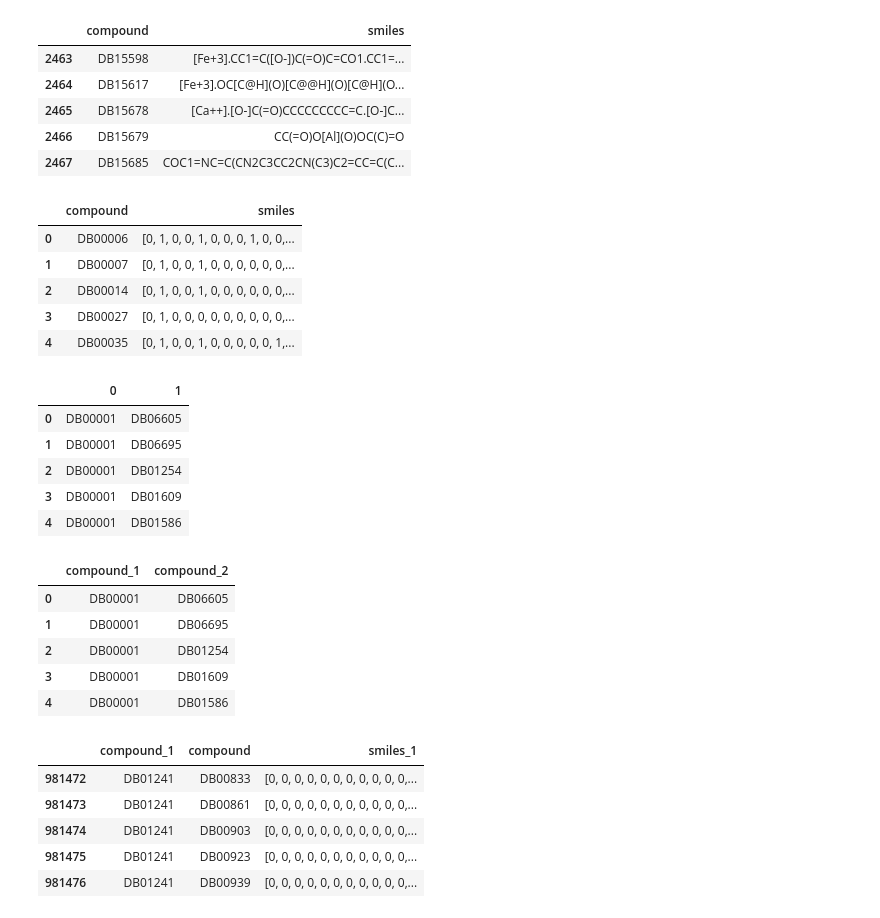
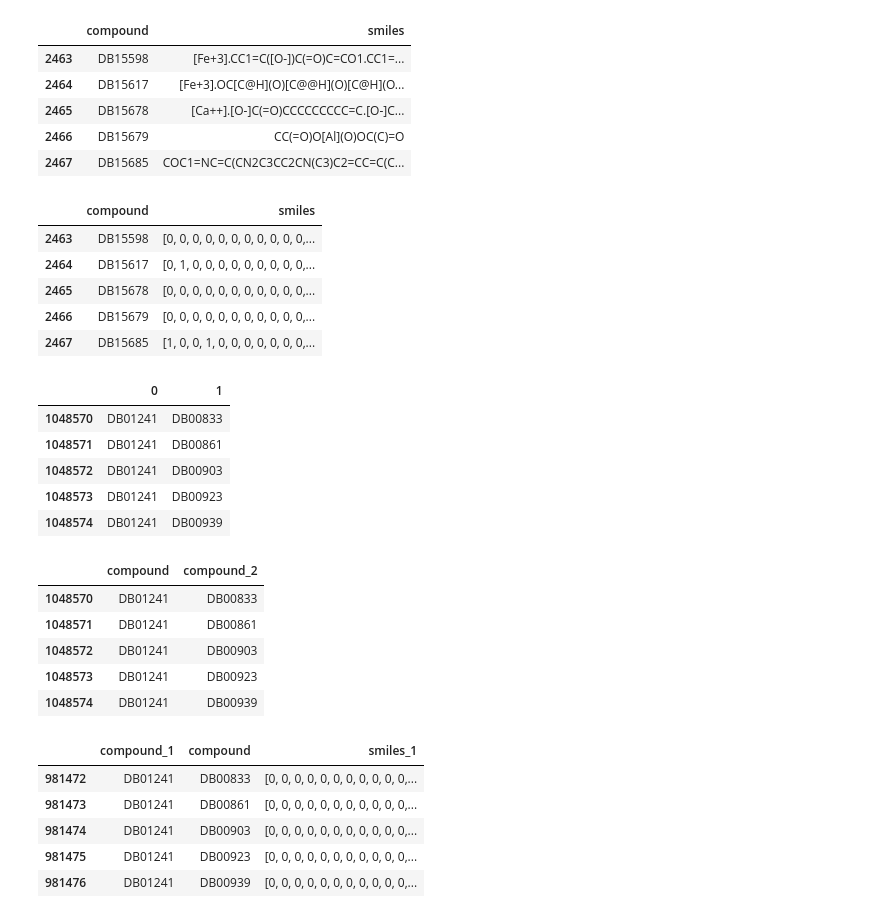
Before and after one commit to Babmuclr/graduate_research, a Jupyter notebook: DrugBank/make_data_drugbank.ipynb, the cells around one changed output. Saved outputs shown, nothing was run; the diff lists cells and outputs as text; code cells hidden in the pictures.

```diff
--- a/DrugBank/make_data_drugbank.ipynb
+++ b/DrugBank/make_data_drugbank.ipynb
@@ -140,37 +140,37 @@ df1.tail()
 # %%
 df1["smiles"] = df1["smiles"].map(f1)
 # %%
-df1.head()
+df1.tail()
 # %% [output]
 |  | compound | smiles |
-| 0 | DB00006 | [0, 1, 0, 0, 1, 0, 0, 0, 1, 0, 0,... |
-| 1 | DB00007 | [0, 1, 0, 0, 1, 0, 0, 0, 0, 0, 0,... |
-| 2 | DB00014 | [0, 1, 0, 0, 1, 0, 0, 0, 0, 0, 0,... |
-| 3 | DB00027 | [0, 1, 0, 0, 0, 0, 0, 0, 0, 0, 0,... |
-| 4 | DB00035 | [0, 1, 0, 0, 1, 0, 0, 0, 0, 0, 1,... |
+| 2463 | DB15598 | [0, 0, 0, 0, 0, 0, 0, 0, 0, 0, 0,... |
+| 2464 | DB15617 | [0, 1, 0, 0, 0, 0, 0, 0, 0, 0, 0,... |
+| 2465 | DB15678 | [0, 0, 0, 0, 0, 0, 0, 0, 0, 0, 0,... |
+| 2466 | DB15679 | [0, 0, 0, 0, 0, 0, 0, 0, 0, 0, 0,... |
+| 2467 | DB15685 | [1, 0, 0, 1, 0, 0, 0, 0, 0, 0, 0,... |
 # %%
 df = pd.read_csv("data_pare.csv")
 # %%
-df.head()
+df.tail()
 # %% [output]
 |  | 0 | 1 |
-| 0 | DB00001 | DB06605 |
-| 1 | DB00001 | DB06695 |
-| 2 | DB00001 | DB01254 |
-| 3 | DB00001 | DB01609 |
-| 4 | DB00001 | DB01586 |
+| 1048570 | DB01241 | DB00833 |
+| 1048571 | DB01241 | DB00861 |
+| 1048572 | DB01241 | DB00903 |
+| 1048573 | DB01241 | DB00923 |
+| 1048574 | DB01241 | DB00939 |
 # %%
 df.rename(columns={"0": 'compound_1'},inplace=True)
 df.rename(columns={"1": 'compound_2'},inplace=True)
 # %%
-df.head()
+df.tail()
 # %% [output]
-|  | compound_1 | compound_2 |
-| 0 | DB00001 | DB06605 |
-| 1 | DB00001 | DB06695 |
-| 2 | DB00001 | DB01254 |
-| 3 | DB00001 | DB01609 |
-| 4 | DB00001 | DB01586 |
+|  | compound | compound_2 |
+| 1048570 | DB01241 | DB00833 |
+| 1048571 | DB01241 | DB00861 |
+| 1048572 | DB01241 | DB00903 |
+| 1048573 | DB01241 | DB00923 |
+| 1048574 | DB01241 | DB00939 |
 # %%
 df.rename(columns={"compound_1": 'compound'},inplace=True)
 df2 = pd.merge(df, df1,on = "compound")
```
Also changed, not shown: 9 other files.
